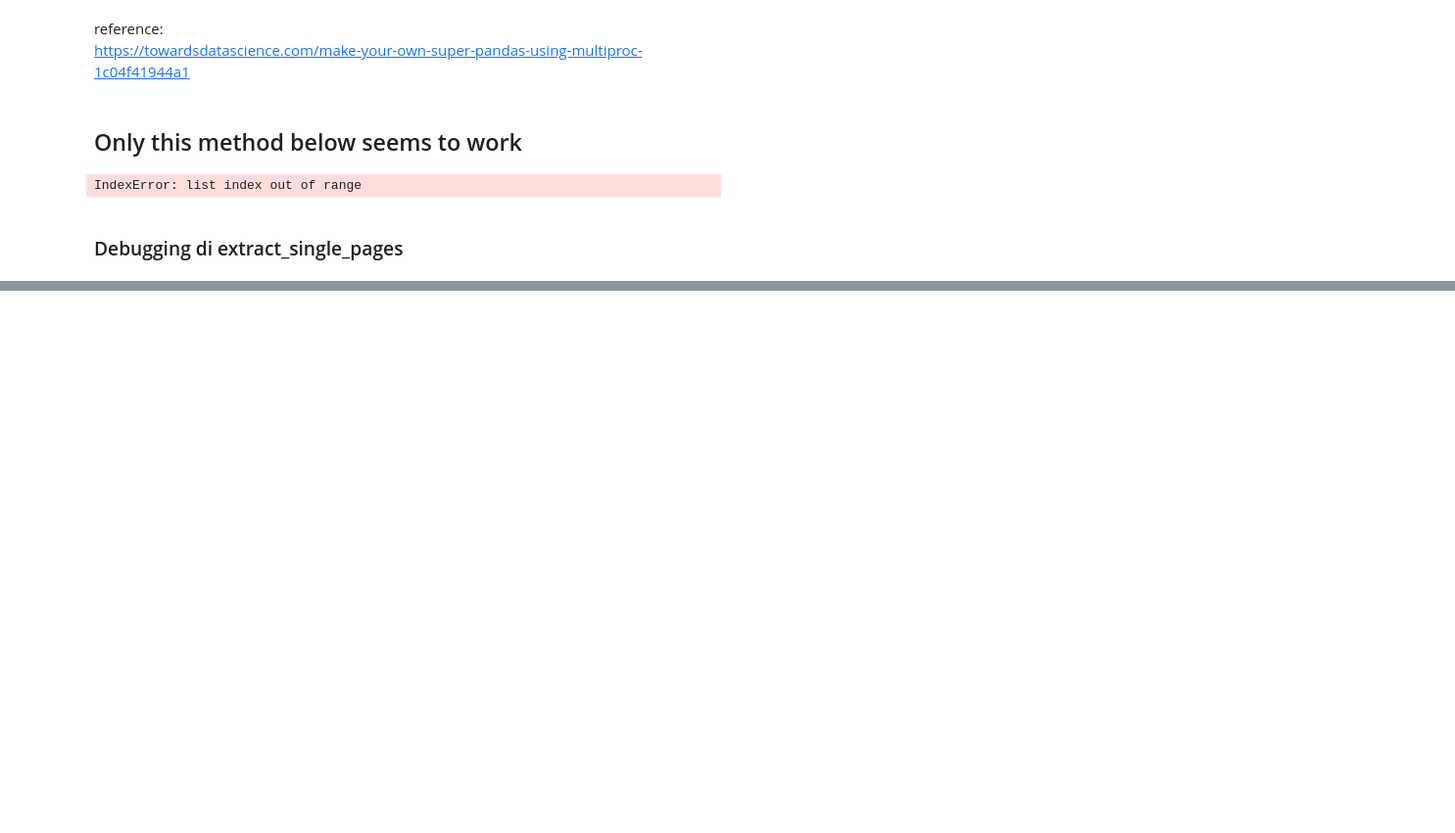
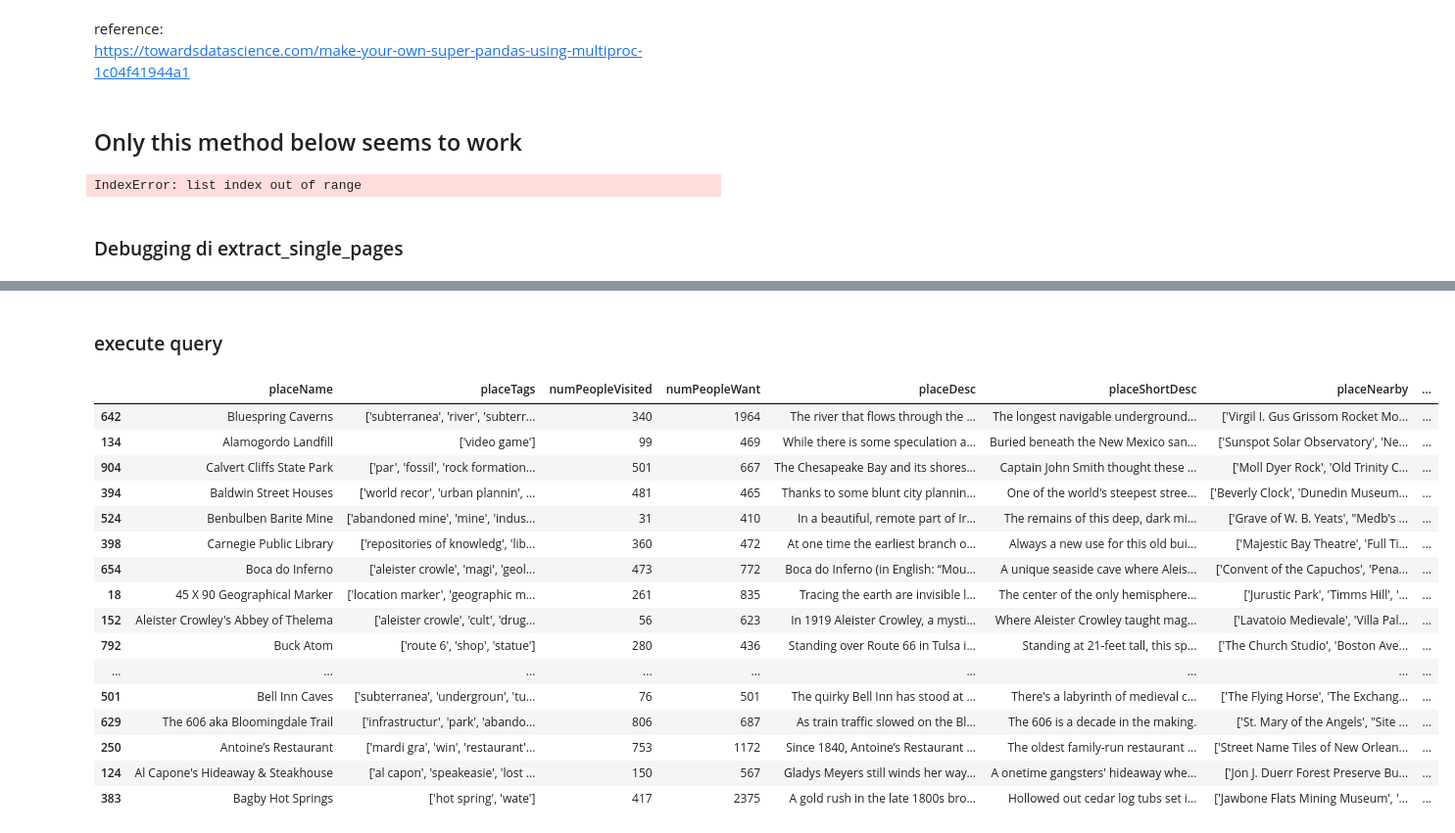
Before and after one commit to argilli-1881520/ADM-HW3, a Jupyter notebook: Test Federico/Prova_parser.ipynb, the cells around one changed output, grey strips where cells are left out. Shown at 98% size. Saved outputs shown, nothing was run; the diff lists cells and outputs as text; code cells hidden in the pictures; blank space fills up the shorter version.

```diff
--- a/Test Federico/Prova_parser.ipynb
+++ b/Test Federico/Prova_parser.ipynb
@@ -191,0 +259,58 @@ for file in files:
+# %%
+d, i = {}, 0
+for w in s:
+    d[w] = i
+    i += 1
+with open("vocabulary.json", "w") as f:
+    f.write(json.dumps(d))
+# %%
+with open("vocabulary.json", "r") as f:
+    vocabulary = json.load(f)
+
+reverse_index = {}
+for w in s:
+    filtered = df_res.cleanedDesc.apply(lambda x: x != None and w in x)
+    docs = df_res[filtered].index.tolist()
+    reverse_index[vocabulary[w]] = docs
+
+with open("reverse_index.json", "w") as f:
+    f.write(json.dumps(reverse_index))
+# %% [markdown]
+### execute query
+# %%
+def query_function(query, voc, reverse_index, df):
+    idx = voc[query.split()[-1]]
+    s = set(reverse_index[str(idx)])
+    for w in query.split()[:-1]:
+        idx = voc[w]
+        s.intersection(set(reverse_index[str(idx)]))
+    return df.iloc[list(s)]
+# %%
+query = "system"
+
+with open("reverse_index.json", "r") as f:
+    reverse_index = json.load(f)
+with open("vocabulary.json", "r") as f:
+    vocabulary = json.load(f)
+
+result = query_function(query, vocabulary, reverse_index, df_res)
+# %%
+result
+# %% [output]
+|  | placeName | placeTags | numPeopleVisited | numPeopleWant | placeDesc | placeShortDesc | placeNearby | ... |
+| 642 | Bluespring Caverns | ['subterranea', 'river', 'subterr... | 340 | 1964 | The river that flows through the ... | The longest navigable underground... | ['Virgil I. Gus Grissom Rocket Mo... | ... |
+| 134 | Alamogordo Landfill | ['video game'] | 99 | 469 | While there is some speculation a... | Buried beneath the New Mexico san... | ['Sunspot Solar Observatory', 'Ne... | ... |
+| 904 | Calvert Cliffs State Park | ['par', 'fossil', 'rock formation... | 501 | 667 | The Chesapeake Bay and its shores... | Captain John Smith thought these ... | ['Moll Dyer Rock', 'Old Trinity C... | ... |
+| 394 | Baldwin Street Houses | ['world recor', 'urban plannin', ... | 481 | 465 | Thanks to some blunt city plannin... | One of the world's steepest stree... | ['Beverly Clock', 'Dunedin Museum... | ... |
+| 524 | Benbulben Barite Mine | ['abandoned mine', 'mine', 'indus... | 31 | 410 | In a beautiful, remote part of Ir... | The remains of this deep, dark mi... | ['Grave of W. B. Yeats', "Medb's ... | ... |
+| 398 | Carnegie Public Library | ['repositories of knowledg', 'lib... | 360 | 472 | At one time the earliest branch o... | Always a new use for this old bui... | ['Majestic Bay Theatre', 'Full Ti... | ... |
+| 654 | Boca do Inferno | ['aleister crowle', 'magi', 'geol... | 473 | 772 | Boca do Inferno (in English: “Mou... | A unique seaside cave where Aleis... | ['Convent of the Capuchos', 'Pena... | ... |
+| 18 | 45 X 90 Geographical Marker | ['location marker', 'geographic m... | 261 | 835 | Tracing the earth are invisible l... | The center of the only hemisphere... | ['Jurustic Park', 'Timms Hill', '... | ... |
+| 152 | Aleister Crowley's Abbey of Thelema | ['aleister crowle', 'cult', 'drug... | 56 | 623 | In 1919 Aleister Crowley, a mysti... | Where Aleister Crowley taught mag... | ['Lavatoio Medievale', 'Villa Pal... | ... |
+| 792 | Buck Atom | ['route 6', 'shop', 'statue'] | 280 | 436 | Standing over Route 66 in Tulsa i... | Standing at 21-feet tall, this sp... | ['The Church Studio', 'Boston Ave... | ... |
+| ... | ... | ... | ... | ... | ... | ... | ... | ... |
+| 501 | Bell Inn Caves | ['subterranea', 'undergroun', 'tu... | 76 | 501 | The quirky Bell Inn has stood at ... | There's a labyrinth of medieval c... | ['The Flying Horse', 'The Exchang... | ... |
+| 629 | The 606 aka Bloomingdale Trail | ['infrastructur', 'park', 'abando... | 806 | 687 | As train traffic slowed on the Bl... | The 606 is a decade in the making. | ['St. Mary of the Angels', "Site ... | ... |
+| 250 | Antoine’s Restaurant | ['mardi gra', 'win', 'restaurant'... | 753 | 1172 | Since 1840, Antoine’s Restaurant ... | The oldest family-run restaurant ... | ['Street Name Tiles of New Orlean... | ... |
+| 124 | Al Capone's Hideaway & Steakhouse | ['al capon', 'speakeasie', 'lost ... | 150 | 567 | Gladys Meyers still winds her way... | A onetime gangsters' hideaway whe... | ['Jon J. Duerr Forest Preserve Bu... | ... |
+| 383 | Bagby Hot Springs | ['hot spring', 'wate'] | 417 | 2375 | A gold rush in the late 1800s bro... | Hollowed out cedar log tubs set i... | ['Jawbone Flats Mining Museum', '... | ... |
```
Also changed, not shown: parts of 8 cells of this notebook, 2 other files.
